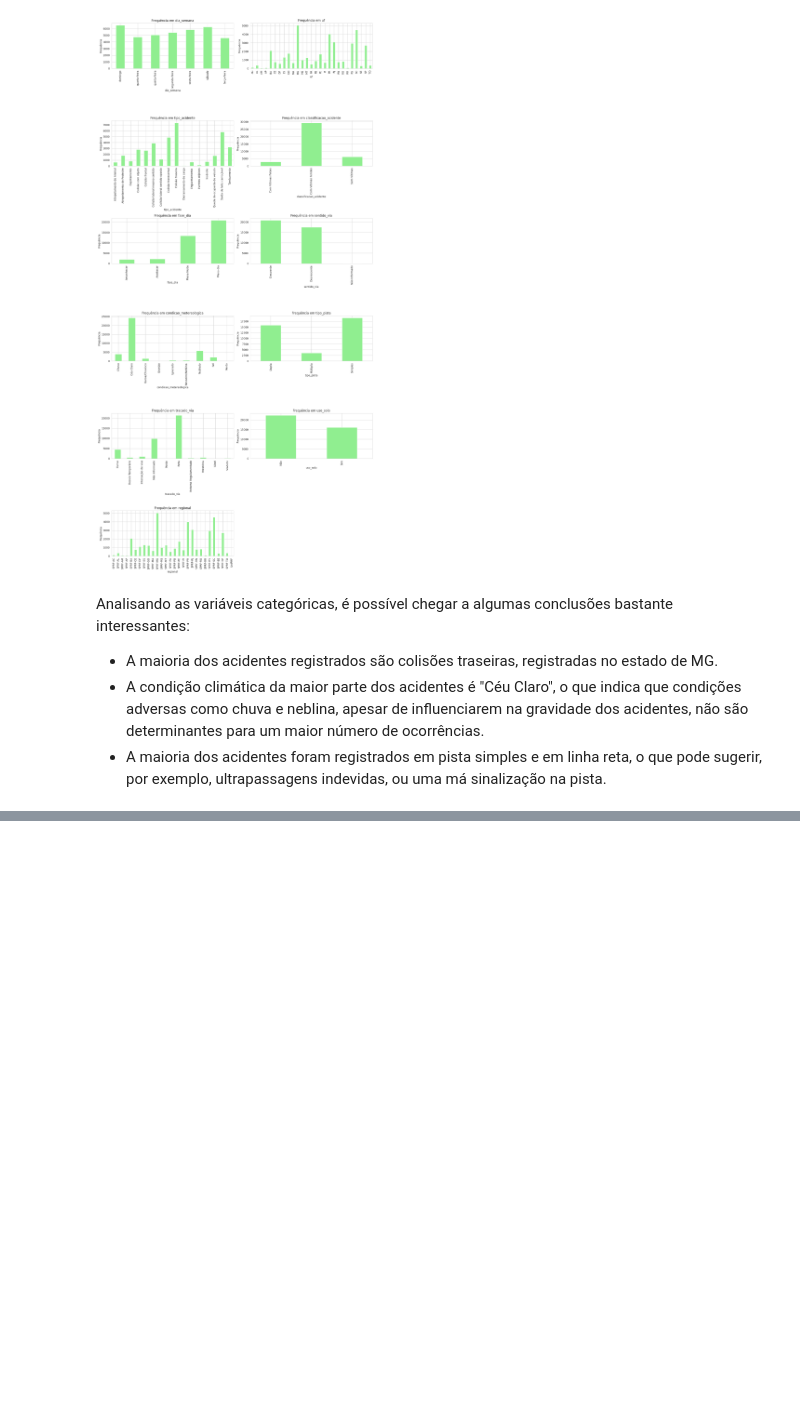
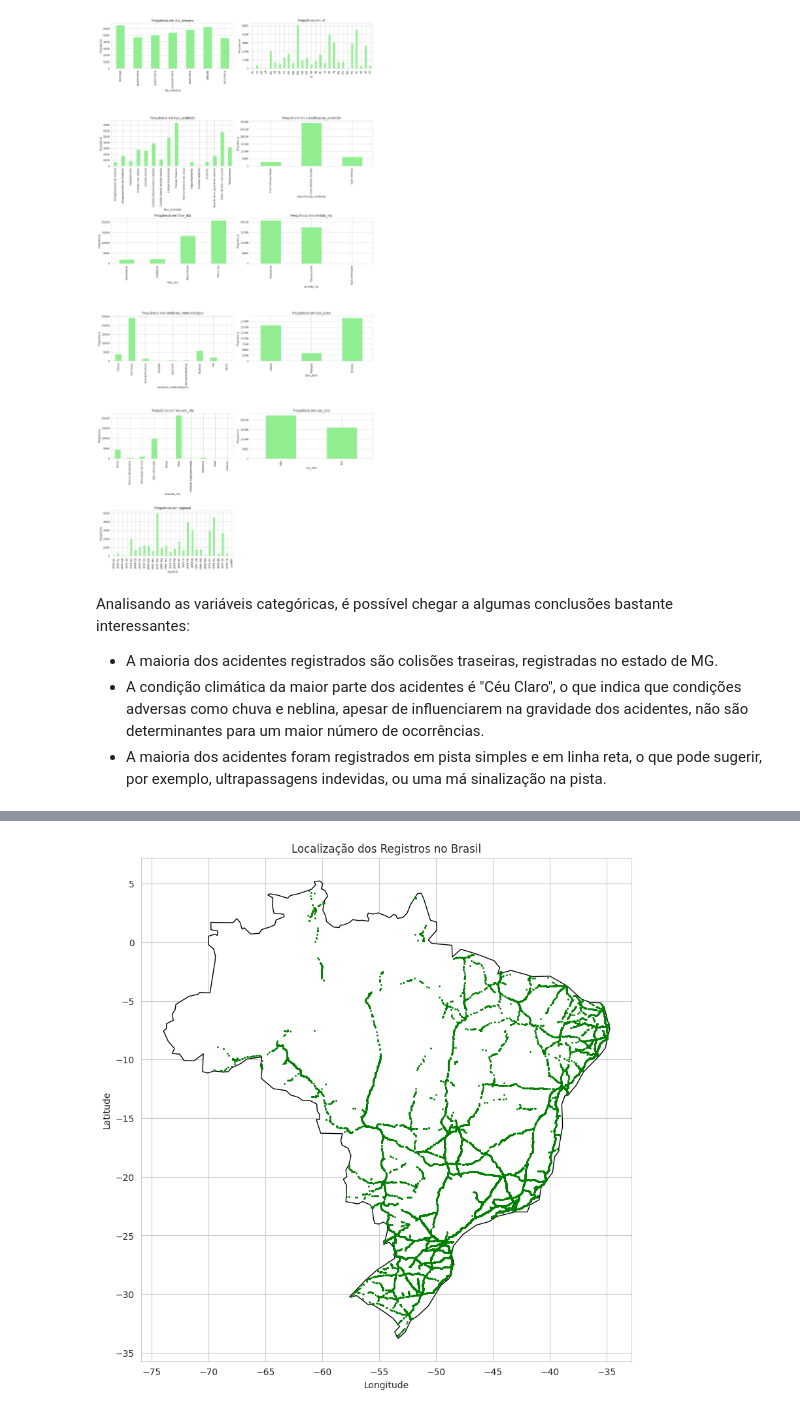
Before and after one commit to marcosvnespolo/Analise_dados_PRF, a Jupyter notebook: Projeto_PRF.ipynb, the cells around one changed output, grey strips where cells are left out. Cells and saved outputs as stored; diff of their text form; code cells hidden in the pictures; blank space fills up the shorter version.

```diff
--- a/Projeto_PRF.ipynb
+++ b/Projeto_PRF.ipynb
@@ -323,0 +345,28 @@ Analisando as variáveis categóricas, é possível chegar a algumas conclusões
+# %%
+# Usando cordenadas geográficas para plotar no mapa do Brasil
+
+# https://geopandas.org/en/stable/
+import geopandas as gpd
+import matplotlib.pyplot as plt
+
+# Carrega o mapa do Brasil
+world = gpd.read_file(gpd.datasets.get_path('naturalearth_lowres'))
+brazil = world[world.name == "Brazil"]
+data = data_PRF
+
+data_map = data.dropna(subset=['latitude', 'longitude'])
+
+# Convertendo 'latitude' e 'longitude' para fomrato correto
+data_map['latitude'] = data_map['latitude'].str.replace(',', '.').astype(float)
+data_map['longitude'] = data_map['longitude'].str.replace(',', '.').astype(float)
+
+# Plotting
+fig, ax = plt.subplots(figsize=(10, 10))
+brazil.plot(ax=ax, color='white', edgecolor='black')
+ax.scatter(data_map['longitude'], data_map['latitude'], color='green', s=1)
+plt.title('Localização dos Registros no Brasil')
+plt.xlabel('Longitude')
+plt.ylabel('Latitude')
+plt.show()
+# %% [output]
+[figure, added]
```
Also changed, not shown: parts of 6 cells of this notebook.
